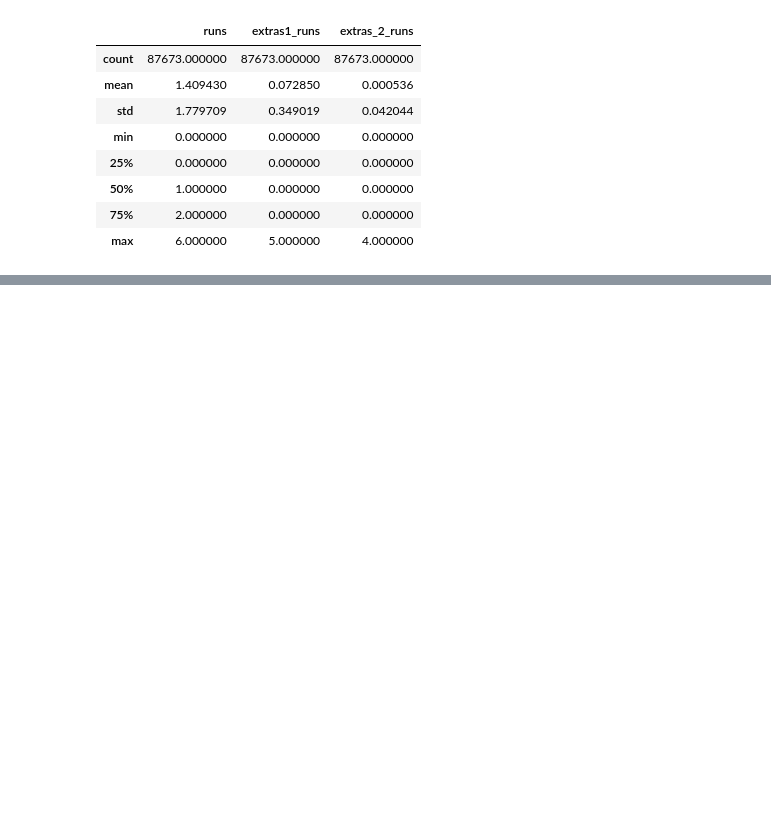
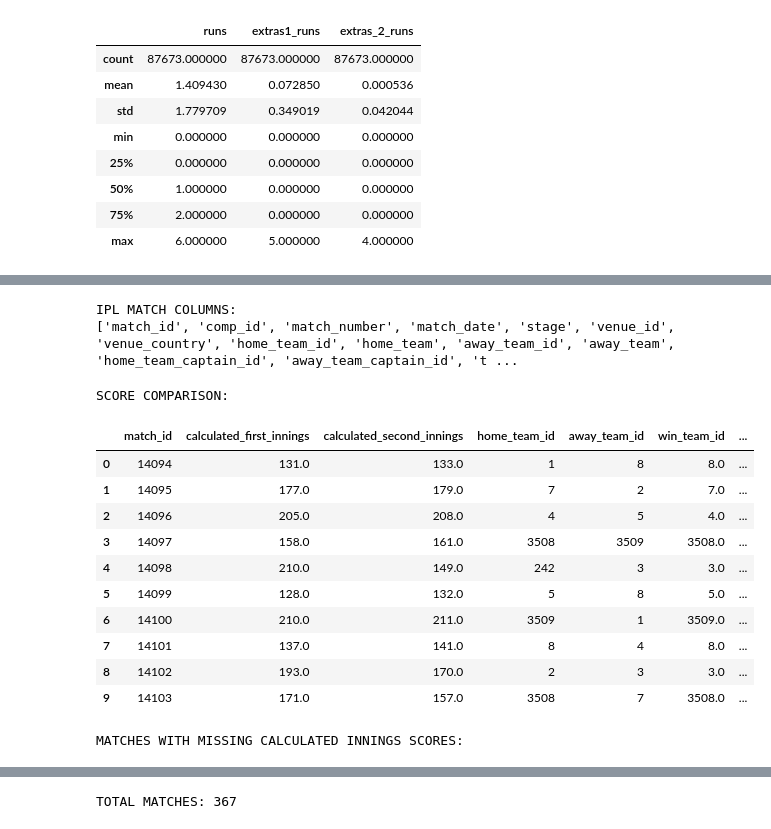
Before and after one commit to Dhanushsj12/SupeRR-Selector-Pressure-Analysis, a Jupyter notebook: notebooks/03_match_analysis.ipynb, the cells around one changed output, grey strips where cells are left out. Saved outputs shown, nothing was run; the diff lists cells and outputs as text; code cells hidden in the pictures; blank space fills up the shorter version.

```diff
--- a/notebooks/03_match_analysis.ipynb
+++ b/notebooks/03_match_analysis.ipynb
@@ -469,0 +646,56 @@ EXTRAS COLUMN SUMMARY:
+# %%
+print("IPL MATCH COLUMNS:")
+print(ipl_matches.columns.tolist())
+# %% [output]
+IPL MATCH COLUMNS:
+['match_id', 'comp_id', 'match_number', 'match_date', 'stage', 'venue_id', 'venue_country', 'home_team_id', 'home_team', 'away_team_id', 'away_team', 'home_team_captain_id', 'away_team_captain_id', 't ...
+# %%
+# COMPARE CALCULATED SCORES WITH MATCH RESULTS
+
+innings_wide = (
+    innings_totals
+    .pivot(index="match_id", columns="innings", values="total_runs")
+    .reset_index()
+)
+
+innings_wide = innings_wide.rename(columns={
+    1: "calculated_first_innings",
+    2: "calculated_second_innings"
+})
+
+score_comparison = innings_wide.merge(
+    ipl_matches[
+        ["match_id", "home_team_id", "away_team_id", "win_team_id", "result"]
+    ],
+    on="match_id",
+    how="left",
+    validate="one_to_one"
+)
+
+print("SCORE COMPARISON:")
+display(score_comparison.head(10))
+
+print("\nMATCHES WITH MISSING CALCULATED INNINGS SCORES:")
+display(
+    score_comparison[
+        score_comparison[
+            ["calculated_first_innings", "calculated_second_innings"]
+        ].isna().any(axis=1)
+    ]
+)
+
+print("\nTOTAL MATCHES:", len(score_comparison))
+# %% [output]
+SCORE COMPARISON:
+|  | match_id | calculated_first_innings | calculated_second_innings | home_team_id | away_team_id | win_team_id | ... |
+| 0 | 14094 | 131.0 | 133.0 | 1 | 8 | 8.0 | ... |
+| 1 | 14095 | 177.0 | 179.0 | 7 | 2 | 7.0 | ... |
+| 2 | 14096 | 205.0 | 208.0 | 4 | 5 | 4.0 | ... |
+| 3 | 14097 | 158.0 | 161.0 | 3508 | 3509 | 3508.0 | ... |
+| 4 | 14098 | 210.0 | 149.0 | 242 | 3 | 3.0 | ... |
+| 5 | 14099 | 128.0 | 132.0 | 5 | 8 | 5.0 | ... |
+| 6 | 14100 | 210.0 | 211.0 | 3509 | 1 | 3509.0 | ... |
+| 7 | 14101 | 137.0 | 141.0 | 8 | 4 | 8.0 | ... |
+| 8 | 14102 | 193.0 | 170.0 | 2 | 3 | 3.0 | ... |
+| 9 | 14103 | 171.0 | 157.0 | 3508 | 7 | 3508.0 | ... |
+MATCHES WITH MISSING CALCULATED INNINGS SCORES:
@@ -469,0 +707 @@ EXTRAS COLUMN SUMMARY:
+TOTAL MATCHES: 367
```
Also changed, not shown: parts of 34 cells of this notebook, 5 other files.
